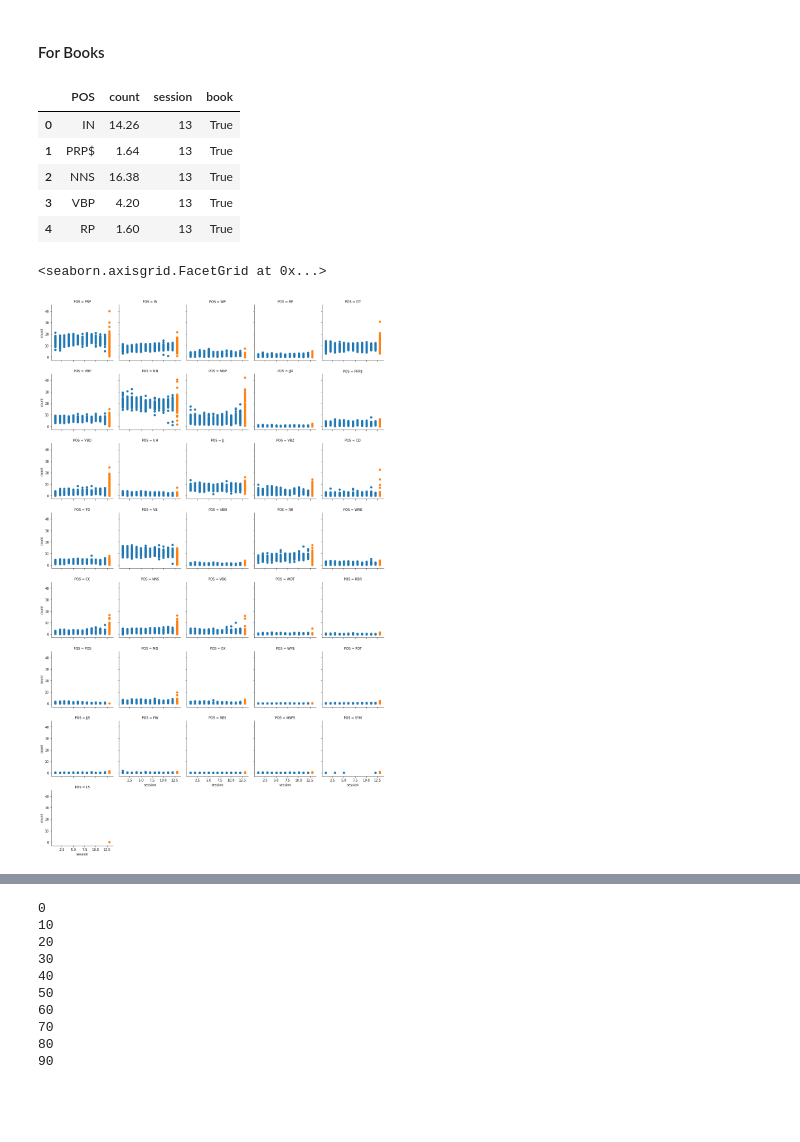
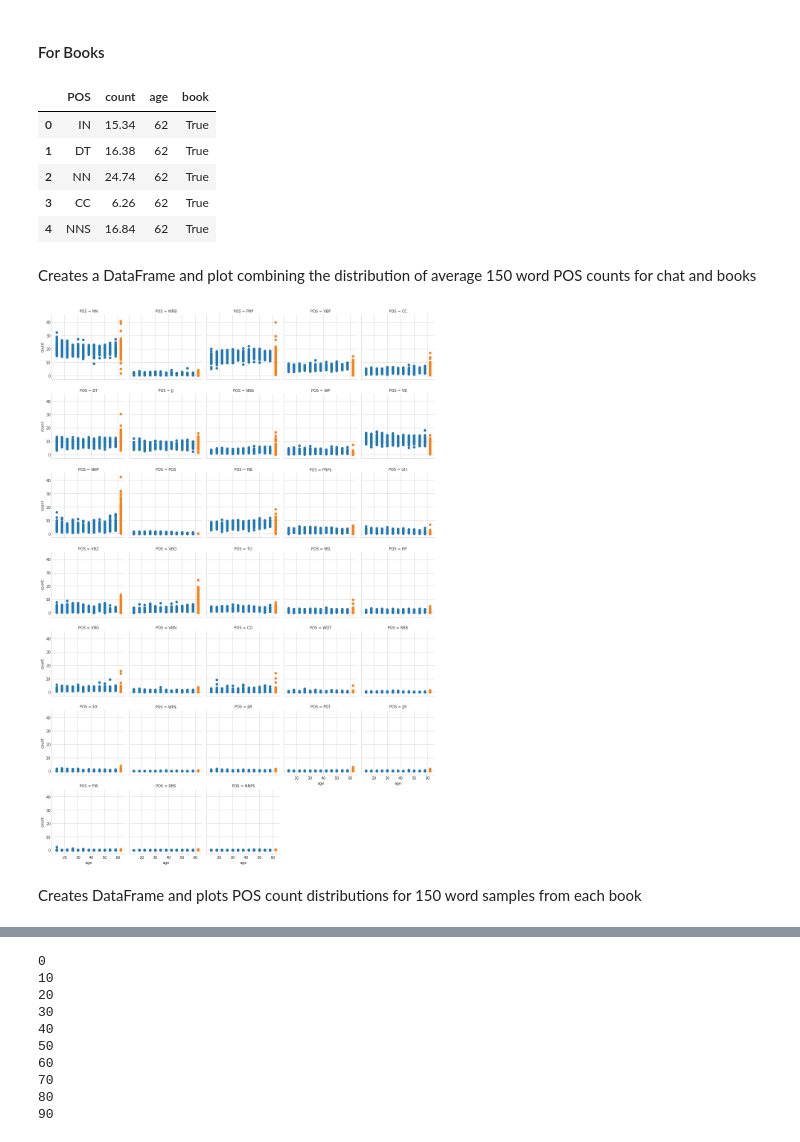
Before and after one commit to jgdenby/content-analysis-2018, a Jupyter notebook: ChildBookProject/FinalProj.ipynb, the cells around one changed output, grey strips where cells are left out. Drawn from its saved outputs; the diff is of its cells as text; code cells hidden in the pictures; blank space fills up the shorter version.

Commit message:
organized notebok and added plots

```diff
--- a/ChildBookProject/FinalProj.ipynb
+++ b/ChildBookProject/FinalProj.ipynb
@@ -411,4 +415,7 @@ sessionPOSdicts = sessionPOSdicts.to_frame()
 # %%
+sessionPOSdicts = p_chats.groupby('age').avg150wordPOScount.apply(list)
+sessionPOSdicts = sessionPOSdicts.to_frame()
+
 #collapses sessions across people
 sessionPOSdicts['avgPOS'] = sessionPOSdicts['avg150wordPOScount'].apply(lambda x: getavgPOSdict(x))
 # %%
@@ -428,12 +435,12 @@ sessioncountsdf = pd.DataFrame()
 for i, r in sessionPOSdicts.iterrows():
     for d in r['avg150wordPOScount']:
         sessiondf = pd.DataFrame.from_dict(d, orient = 'index')
-        sessiondf['session'] = i
+        sessiondf['age'] = (i-1)*4 + 14
         sessioncountsdf = sessioncountsdf.append(sessiondf)
 sessioncountsdf.reset_index(inplace = True)
 sessioncountsdf = sessioncountsdf.rename(columns = {'index':'POS', 0:'count'})
 sessioncountsdf['book'] = False
-sessioncountsdf = sessioncountsdf[sessioncountsdf['POS'] != 'SYM']
+sessioncountsdf = sessioncountsdf[~sessioncountsdf['POS'].isin(['SYM','IN','LS'])] #counts are artifactual/uninteresting
 # %%
 sessioncountsdf.head()
 # %% [output]
@@ -464,24 +470,29 @@ for i, r in bookdf.iterrows():
 
 bookcountsdf = bookcountsdf.rename(columns = {'index':'POS', 0:'count'})
 # %%
-bookcountsdf['session'] = 13
+bookcountsdf['age'] = 62 # for plotting purposes
 bookcountsdf['book'] = True
 # %%
 # for every book, a POS count for its average 150 word count
 bookcountsdf.head()
 # %% [output]
-|  | POS | count | session | book |
-| 0 | IN | 14.26 | 13 | True |
-| 1 | PRP$ | 1.64 | 13 | True |
-| 2 | NNS | 16.38 | 13 | True |
-| 3 | VBP | 4.20 | 13 | True |
-| 4 | RP | 1.60 | 13 | True |
+|  | POS | count | age | book |
+| 0 | IN | 15.34 | 62 | True |
+| 1 | DT | 16.38 | 62 | True |
+| 2 | NN | 24.74 | 62 | True |
+| 3 | CC | 6.26 | 62 | True |
+| 4 | NNS | 16.84 | 62 | True |
+# %% [markdown]
+Creates a DataFrame and plot combining the distribution of average 150 word POS counts for chat and books
 # %%
 booksessioncountsdf = sessioncountsdf.append(bookcountsdf)
 booksessioncountsdf.reset_index(inplace=True, drop=True)
+booksessioncountsdf = booksessioncountsdf[~booksessioncountsdf['POS'].isin(['SYM','LS','IN'])]
 # %%
 g = sns.FacetGrid(booksessioncountsdf, col = 'POS', hue='book', col_wrap=5)
-g.map(plt.scatter, "session", "count")
+g.map(plt.scatter, "age", "count")
+#plt.savefig('p&bposdist.png',bbox_inches = 'tight')
 # %% [output]
-<seaborn.axisgrid.FacetGrid at 0x...>
-[figure, old version]
+[figure, new version]
+# %% [markdown]
+Creates DataFrame and plots POS count distributions for 150 word samples from each book
```
Also changed, not shown: parts of 57 cells of this notebook, 7 other files.
